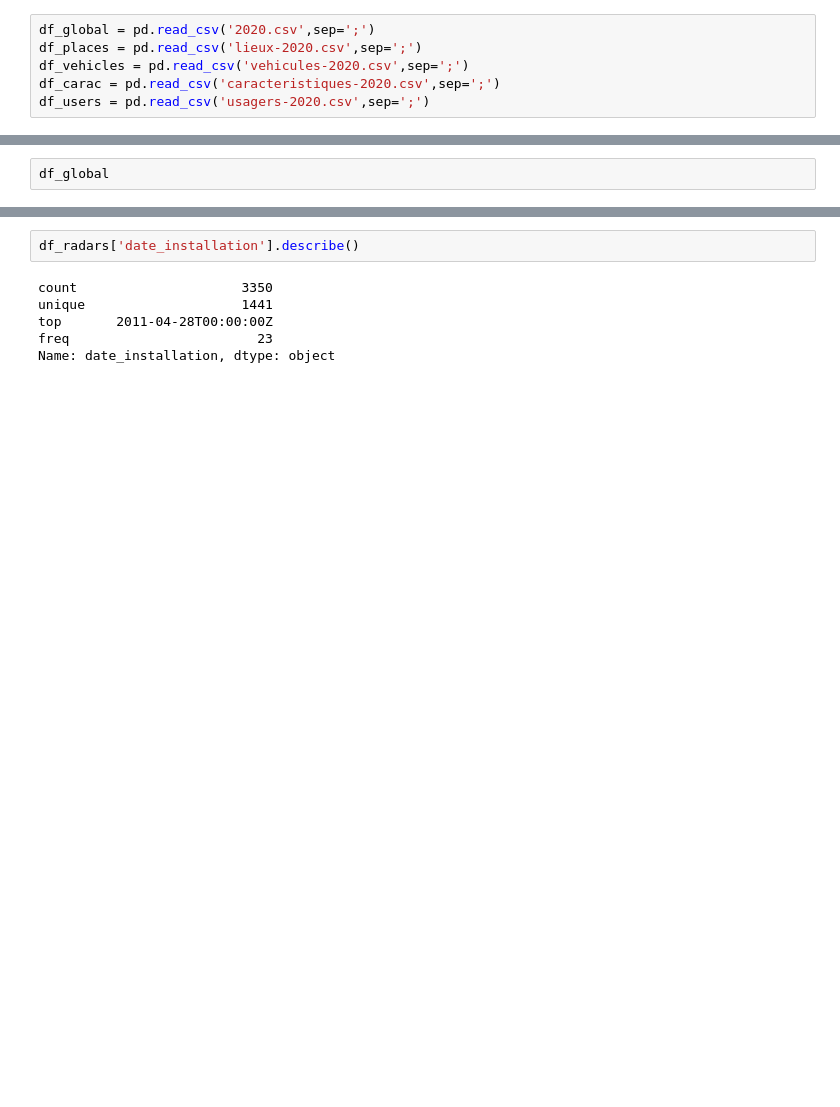
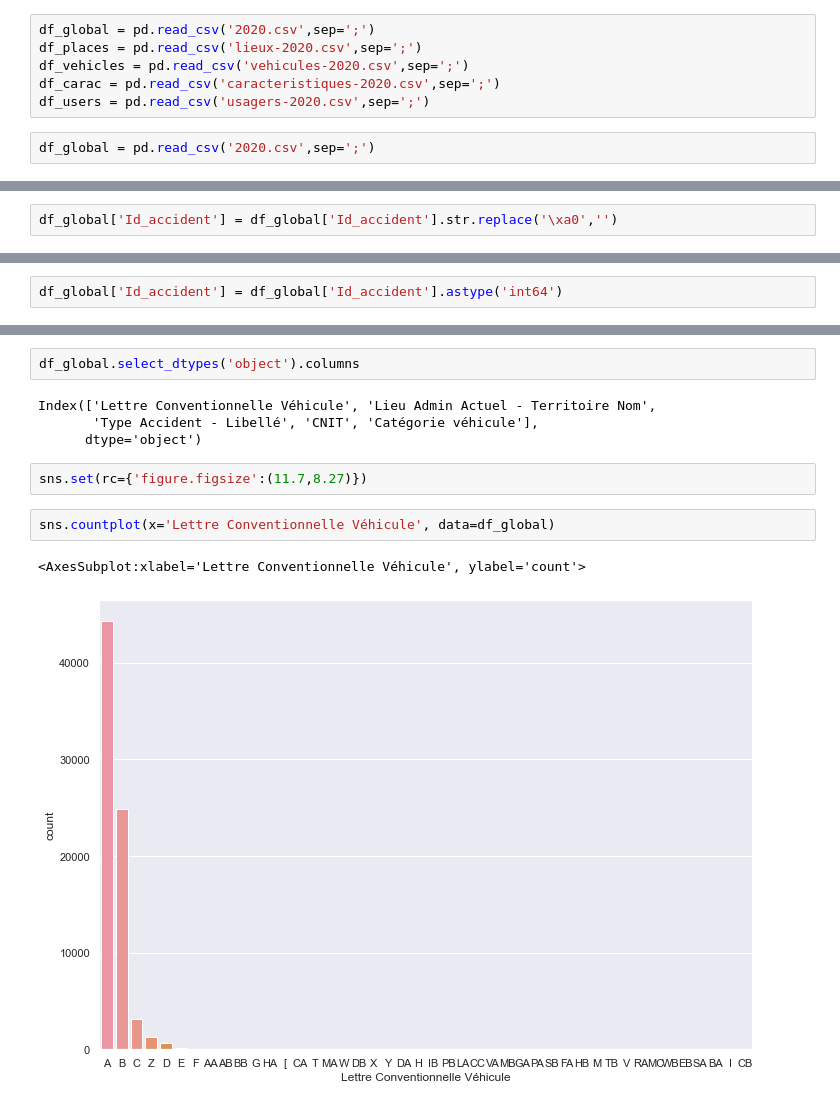
Before and after one commit to timothee-ribes/delta, a Jupyter notebook: radar_accidents/accidents.ipynb, the cells around one changed output, grey strips where cells are left out. Saved outputs shown, nothing was run; the diff lists cells and outputs as text; blank space fills up the shorter version.

Commit message:
added count graph for global categorical

```diff
--- a/radar_accidents/accidents.ipynb
+++ b/radar_accidents/accidents.ipynb
@@ -6,3 +9,5 @@ df_places = pd.read_csv('lieux-2020.csv',sep=';')
 df_vehicles = pd.read_csv('vehicules-2020.csv',sep=';')
 df_carac = pd.read_csv('caracteristiques-2020.csv',sep=';')
 df_users = pd.read_csv('usagers-2020.csv',sep=';')
+# %%
+df_global = pd.read_csv('2020.csv',sep=';')
@@ -9,2 +19,2 @@ df_users = pd.read_csv('usagers-2020.csv',sep=';')
 # %%
-df_global
+df_global['Id_accident'] = df_global['Id_accident'].str.replace('\xa0','')
@@ -24,0 +21,2 @@ df_global
+# %%
+df_global['Id_accident'] = df_global['Id_accident'].astype('int64')
@@ -121,8 +60,13 @@ df_radars[df_radars.type == 'Itinéraire']
-# %%
-df_radars['date_installation'].describe()
-# %% [output]
-count                     3350
-unique                    1441
-top       2011-04-28T00:00:00Z
-freq                        23
-Name: date_installation, dtype: object
+# %%
+df_global.select_dtypes('object').columns
+# %% [output]
+Index(['Lettre Conventionnelle Véhicule', 'Lieu Admin Actuel - Territoire Nom',
+       'Type Accident - Libellé', 'CNIT', 'Catégorie véhicule'],
+      dtype='object')
+# %%
+sns.set(rc={'figure.figsize':(11.7,8.27)})
+# %%
+sns.countplot(x='Lettre Conventionnelle Véhicule', data=df_global)
+# %% [output]
+<AxesSubplot:xlabel='Lettre Conventionnelle Véhicule', ylabel='count'>
+[figure, added]
```
Also changed, not shown: parts of 15 cells of this notebook.
